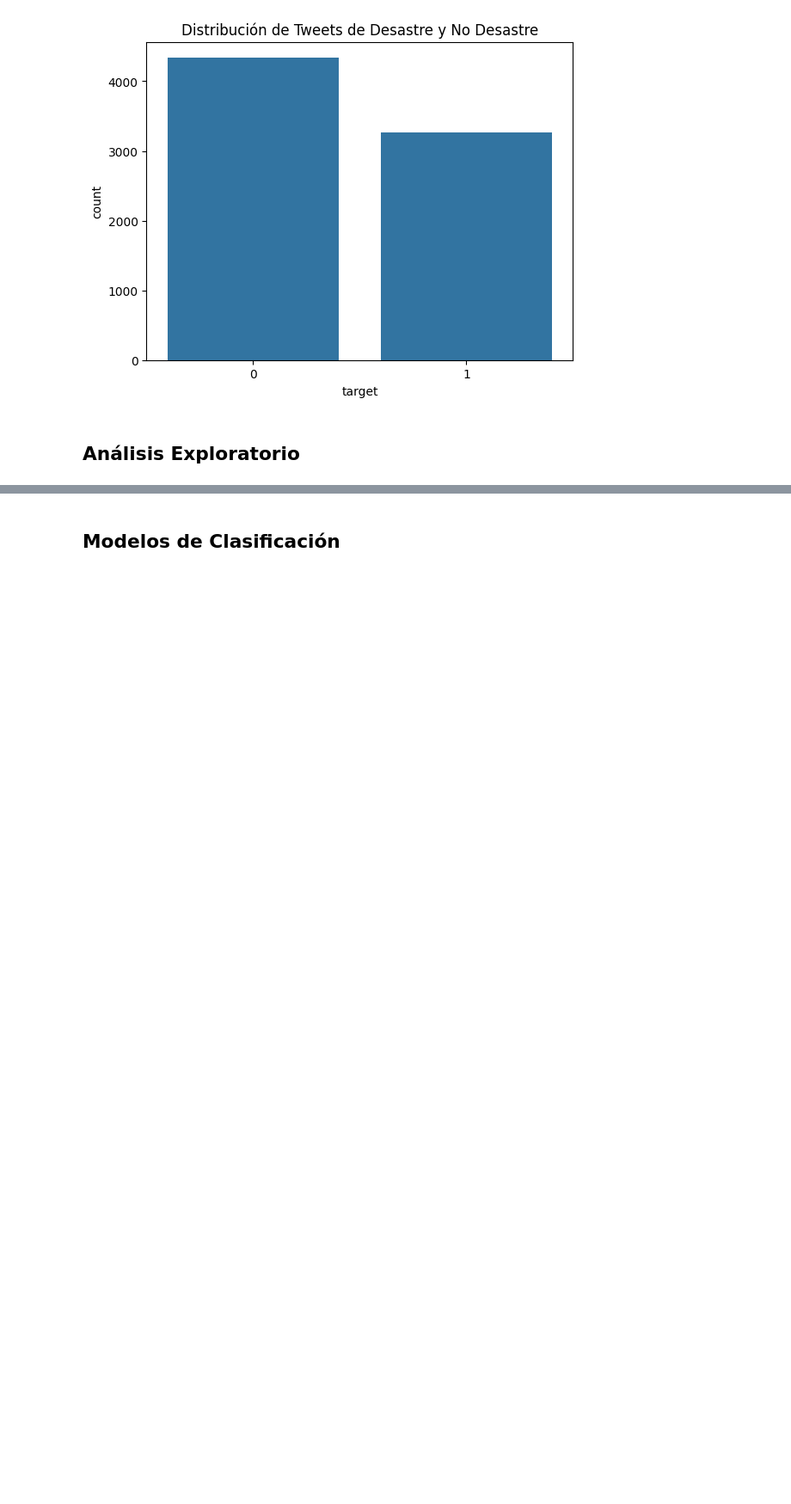
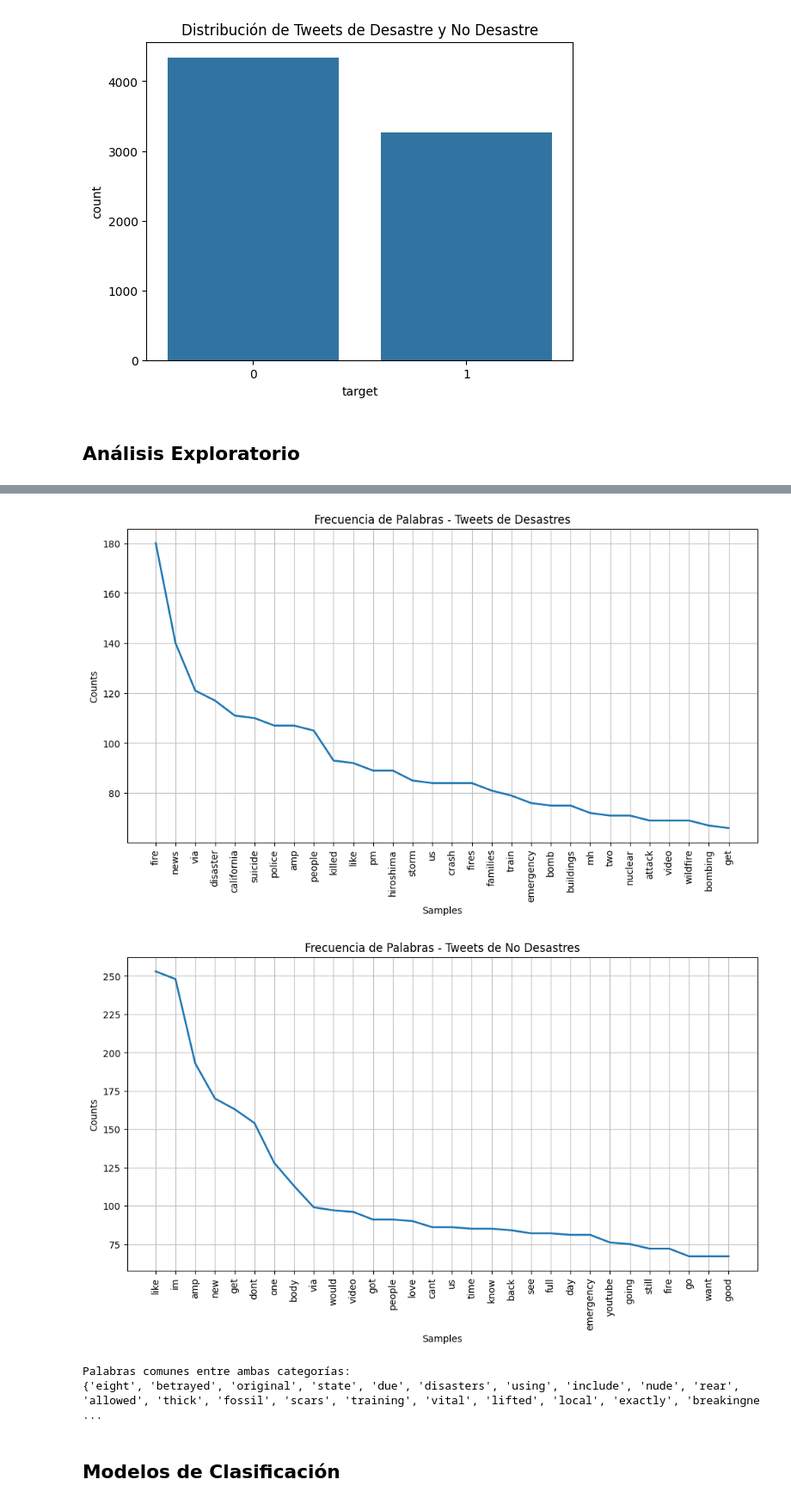
Before and after one commit to MarioGuerra21008/Lab5DataScience, a Jupyter notebook: Lab5.ipynb, the cells around one changed output, grey strips where cells are left out. Shown at 86% size. Drawn from its saved outputs; the diff is of its cells as text; code cells hidden in the pictures; blank space fills up the shorter version.

```diff
--- a/Lab5.ipynb
+++ b/Lab5.ipynb
@@ -108,0 +96,32 @@ plt.show()
+# %%
+import pandas as pd
+import matplotlib.pyplot as plt
+import seaborn as sns
+from nltk.probability import FreqDist
+from wordcloud import WordCloud
+import nltk
+from nltk.corpus import stopwords
+from nltk.tokenize import word_tokenize
+import re
+
+# Cargar los datos desde el archivo CSV
+train_file = pd.read_csv("train-cleaned.csv")
+
+# Separar los tweets por categoría
+disaster_tweets = train_file[train_file['target'] == 1]
+non_disaster_tweets = train_file[train_file['target'] == 0]
+
+# Unir todos los textos en cada categoría
+all_words_disaster = ' '.join(disaster_tweets['clean_text'])
+all_words_non_disaster = ' '.join(non_disaster_tweets['clean_text'])
+
+# Crear frecuencias de palabras
+fdist_disaster = FreqDist(all_words_disaster.split())
+fdist_non_disaster = FreqDist(all_words_non_disaster.split())
+
+# Mostrar las 10 palabras más comunes en cada categoría
+print("Palabras más comunes en tweets de desastres:")
+print(fdist_disaster.most_common(10))
+
+print("\nPalabras más comunes en tweets de no desastres:")
+print(fdist_non_disaster.most_common(10))
@@ -109,3 +154,25 @@ plt.show()
+# %%
+# Crear un histograma de las palabras más comunes en tweets de desastre
+plt.figure(figsize=(12, 6))
+fdist_disaster.plot(30, title='Frecuencia de Palabras - Tweets de Desastres')
+plt.show()
+
+# Crear un histograma de las palabras más comunes en tweets de no desastre
+plt.figure(figsize=(12, 6))
+fdist_non_disaster.plot(30, title='Frecuencia de Palabras - Tweets de No Desastres')
+plt.show()
+# %% [output]
+[figure, added]
+[figure, added]
+# %%
+# Obtener palabras comunes entre las dos categorías
+common_words = set(fdist_disaster.keys()).intersection(set(fdist_non_disaster.keys()))
+
+print("Palabras comunes entre ambas categorías:")
+print(common_words)
+# %% [output]
+Palabras comunes entre ambas categorías:
+{'eight', 'betrayed', 'original', 'state', 'due', 'disasters', 'using', 'include', 'nude', 'rear', 'allowed', 'thick', 'fossil', 'scars', 'training', 'vital', 'lifted', 'local', 'exactly', 'breakingne ...
 # %% [markdown]
 ## Modelos de Clasificación
 # %%
```
Also changed, not shown: parts of 5 cells of this notebook.
